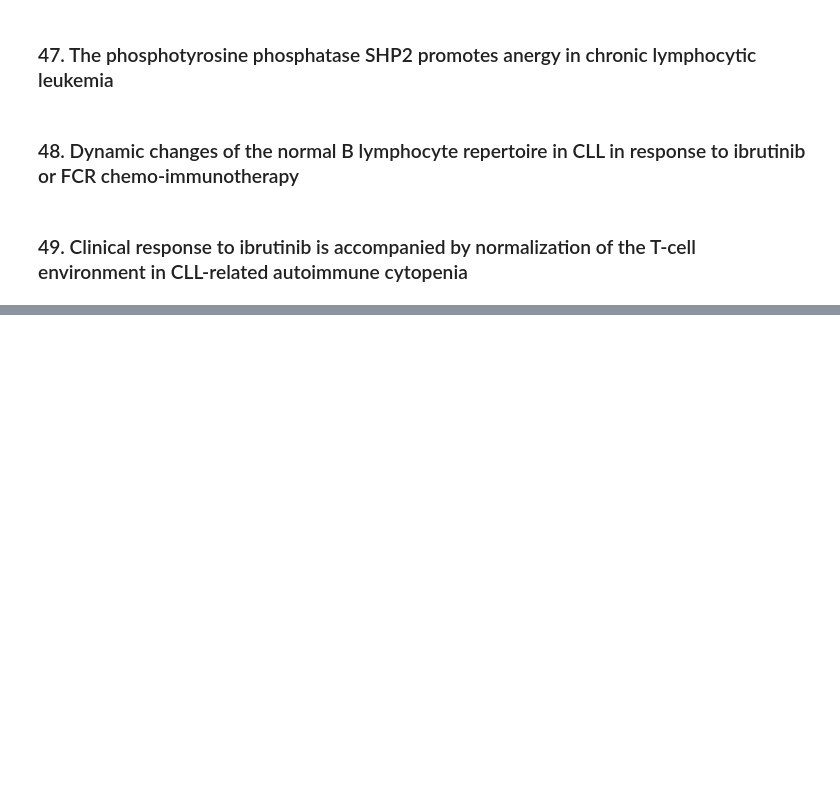
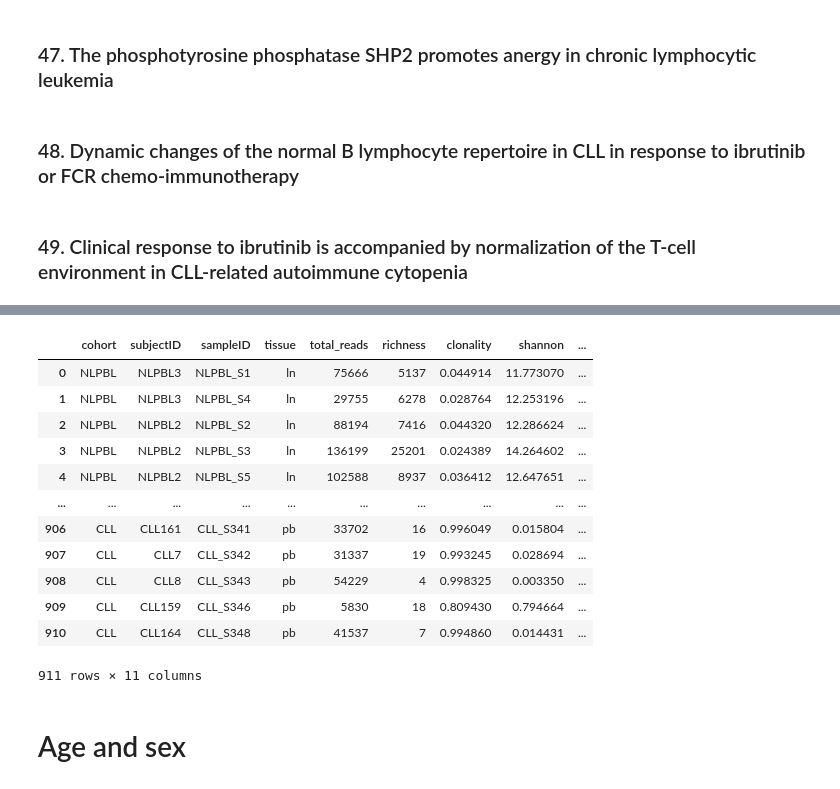
Before and after one commit to paulovic96/immusign, a Jupyter notebook: review.ipynb, the cells around one changed output, grey strips where cells are left out. Drawn from its saved outputs; the diff is of its cells as text; code cells hidden in the pictures; blank space fills up the shorter version.

```diff
--- a/review.ipynb
+++ b/review.ipynb
@@ -747,0 +829,18 @@ len(data_table[data_table.cohort == "NLPBL"]["subjects"].unique())
+# %%
+samples["sampleID"] = new_sample_id
+# %%
+samples
+# %% [output]
+|  | cohort | subjectID | sampleID | tissue | total_reads | richness | clonality | shannon | ... |
+| 0 | NLPBL | NLPBL3 | NLPBL_S1 | ln | 75666 | 5137 | 0.044914 | 11.773070 | ... |
+| 1 | NLPBL | NLPBL3 | NLPBL_S4 | ln | 29755 | 6278 | 0.028764 | 12.253196 | ... |
+| 2 | NLPBL | NLPBL2 | NLPBL_S2 | ln | 88194 | 7416 | 0.044320 | 12.286624 | ... |
+| 3 | NLPBL | NLPBL2 | NLPBL_S3 | ln | 136199 | 25201 | 0.024389 | 14.264602 | ... |
+| 4 | NLPBL | NLPBL2 | NLPBL_S5 | ln | 102588 | 8937 | 0.036412 | 12.647651 | ... |
+| ... | ... | ... | ... | ... | ... | ... | ... | ... | ... |
+| 906 | CLL | CLL161 | CLL_S341 | pb | 33702 | 16 | 0.996049 | 0.015804 | ... |
+| 907 | CLL | CLL7 | CLL_S342 | pb | 31337 | 19 | 0.993245 | 0.028694 | ... |
+| 908 | CLL | CLL8 | CLL_S343 | pb | 54229 | 4 | 0.998325 | 0.003350 | ... |
+| 909 | CLL | CLL159 | CLL_S346 | pb | 5830 | 18 | 0.809430 | 0.794664 | ... |
+| 910 | CLL | CLL164 | CLL_S348 | pb | 41537 | 7 | 0.994860 | 0.014431 | ... |
+911 rows × 11 columns
@@ -747,0 +849,2 @@ len(data_table[data_table.cohort == "NLPBL"]["subjects"].unique())
+# %% [markdown]
+# Age and sex
```
Also changed, not shown: parts of 60 cells of this notebook.
